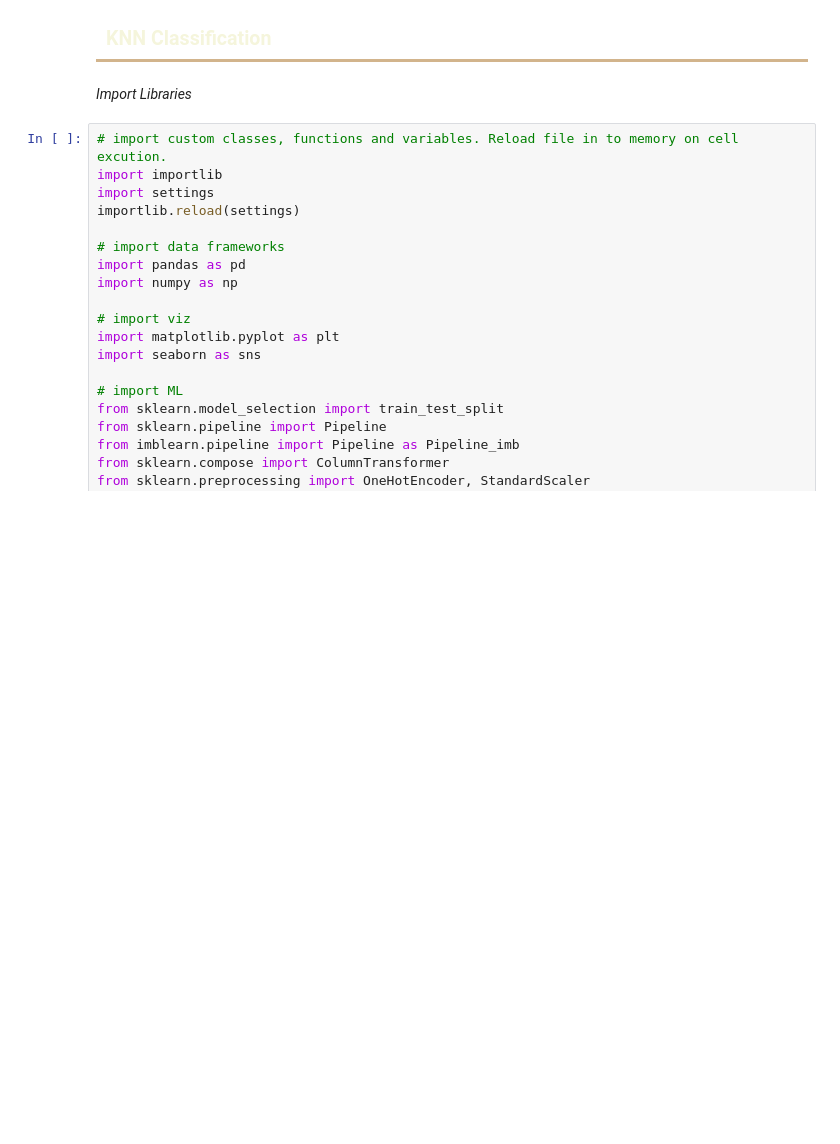
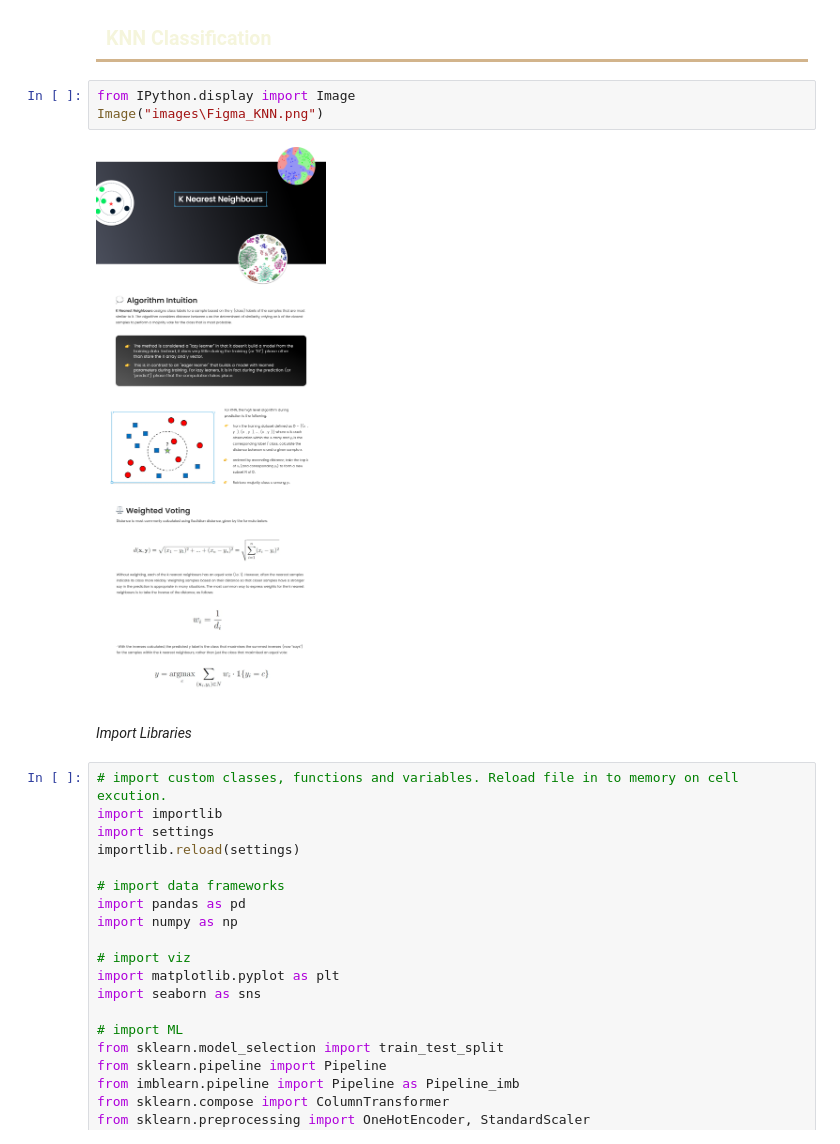
Before and after one commit to carstenegelund/sleep-disorder-classifier, a Jupyter notebook: model_knn_classification.ipynb, the cells around one changed output. Drawn from its saved outputs; the diff is of its cells as text; blank space fills up the shorter version.

Commit message:
Image testing - rendering

```diff
--- a/model_knn_classification.ipynb
+++ b/model_knn_classification.ipynb
@@ -1,5 +1,10 @@
 # %% [markdown]
 <p style="font-weight:bold; letter-spacing: 2px; color:#F5F5DC; font-size:140%; text-align:left; max-width: 1050px; padding: 10px; border-bottom: 3px solid #D2B48C"> KNN Classification</p>
+# %%
+from IPython.display import Image
+Image("images\Figma_KNN.png")
+# %% [output]
+[figure, added]
 # %% [markdown]
 *Import Libraries*
 # %%
```
Also changed, not shown: parts of 1 cell of this notebook, 3 other files.
